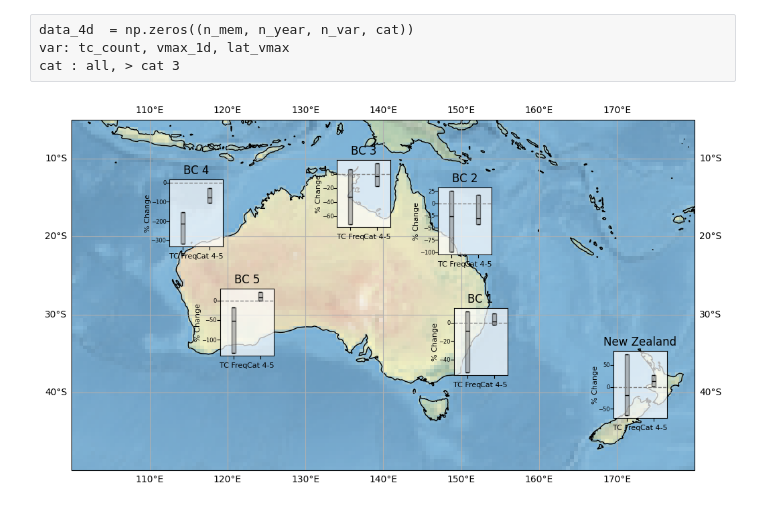
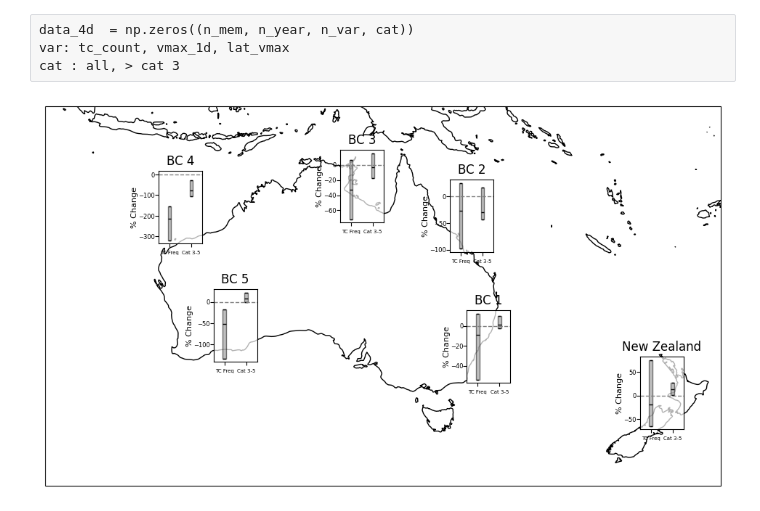
Before and after one commit to ming80302/TC, a Jupyter notebook: pin_to_map.ipynb, the cells around one changed output. Cells and saved outputs as stored; diff of their text form; code cells hidden in the pictures.

```diff
--- a/pin_to_map.ipynb
+++ b/pin_to_map.ipynb
@@ -65,7 +65,7 @@ def box_custom_2_inset(ax, data1, data2, q1, q3, title_s):
     # Set the font size of the y-axis tick labels
     ax.tick_params(axis='y', labelsize=6, pad=0)  # Adjust 'labelsize' as needed
 
-    ax.set_xticklabels(["TC Freq", "Cat 4-5"], fontsize=8)
+    ax.set_xticklabels(["TC Freq", "Cat 3-5"], fontsize=5)
     #ax.set_yticklabels(fontsize=8)
     ax.set_title(title_s)
     ax.set_ylabel("% Change", labelpad=0, fontsize=8)
@@ -143,34 +143,34 @@ lonc_1d = ((np.array(lon_s_1d) + np.array(lon_e_1d))/2).tolist()
 locations = list(zip(latc_1d, lonc_1d))
 
 # Plot the map
 fig, ax = plt.subplots(figsize=(12, 8), subplot_kw={'projection': ccrs.PlateCarree()})
 ax.set_extent([100, 180, -50, -5], crs=ccrs.PlateCarree())
 
 # Add map features
-ax.stock_img()
+#ax.stock_img()
 ax.coastlines()
-ax.gridlines(draw_labels=True)
+#ax.gridlines(draw_labels=True)
 
 # Plot histograms at different locations
 for nr in range(n_region):
     lat, lon = locations[nr]
     # Create an inset axes for each histogram
-    inset_ax = inset_axes(ax, width=0.8, height=1.0,
+    inset_ax = inset_axes(ax, width=0.6, height=1.0,
                           loc='center',
                           # Use absolute positioning
                           bbox_to_anchor=(lon, lat, 0, 0),
                           bbox_transform=ax.transData, borderpad=0)
     # Set axes background to some transparent
     inset_ax.patch.set_alpha(0.7)
 
     data_1 = slope_3d[nr, :, 0]
     data_2 = slope_3d[nr, :, 1]
 
     # Plotting:
     # data_1: TC frequency 5%-95%,
     # data_2: Cat 4-5 frequency: 10%-90%
     box_custom_2_inset(inset_ax, data_1, data_2, [5,10], [95,90], region_s[nr])
 
 #plt.title("boxplots Pinned on Different Regions of the Map")
 # %% [output]
-[figure, old version]
+[figure, new version]
```
Also changed, not shown: parts of 2 cells of this notebook.
